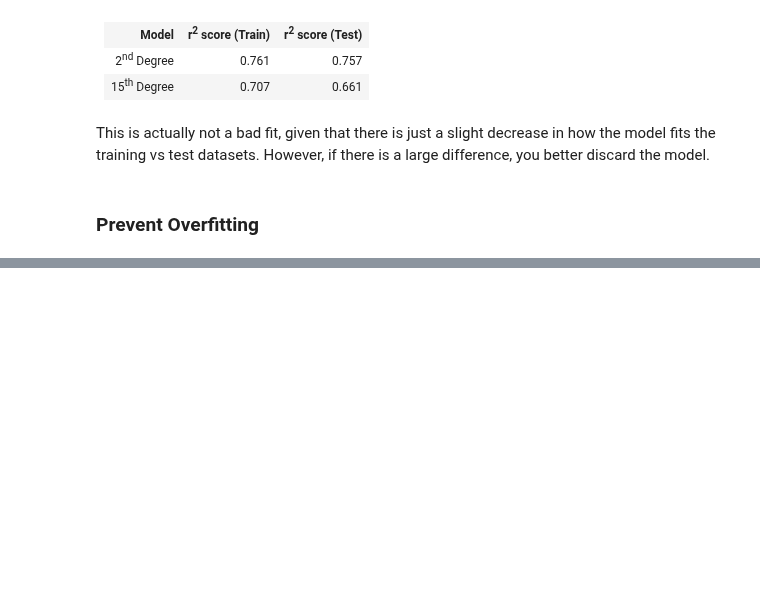
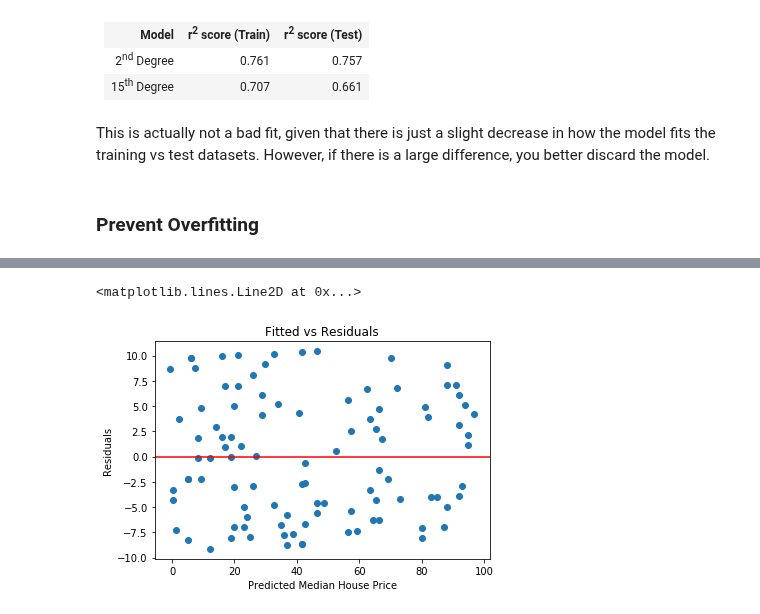
Before and after one commit to hotcode002/Machine-Learning-with-Python, a Jupyter notebook: week_2_math/day_3_regression/notebooks/regression.ipynb, the cells around one changed output, grey strips where cells are left out. Cells and saved outputs as stored; diff of their text form; code cells hidden in the pictures; blank space fills up the shorter version.

```diff
--- a/week_2_math/day_3_regression/notebooks/regression.ipynb
+++ b/week_2_math/day_3_regression/notebooks/regression.ipynb
@@ -2061,0 +2122,25 @@ This is actually not a bad fit, given that there is just a slight decrease in ho
+# %%
+from sklearn.linear_model import LinearRegression
+
+# Linear regression model
+model_linear   = LinearRegression().fit(x.reshape(-1,1),y)
+
+# predict y
+y_pred = model_linear.predict(x.reshape(-1,1))
+
+#residuals
+residuals_rm = y - y_pred
+# %%
+import matplotlib.pyplot as plt
+%matplotlib inline
+
+plt.scatter(y_pred,residuals_rm)
+plt.xlabel("Predicted Median House Price")
+plt.ylabel("Residuals")
+plt.title("Fitted vs Residuals")
+
+# draw a horizontal line at 0 to show the horizon.
+plt.axhline(color='r', linestyle="-")
+# %% [output]
+<matplotlib.lines.Line2D at 0x...>
+[figure, added]
```
Also changed, not shown: parts of 52 cells of this notebook, 4 other files.
